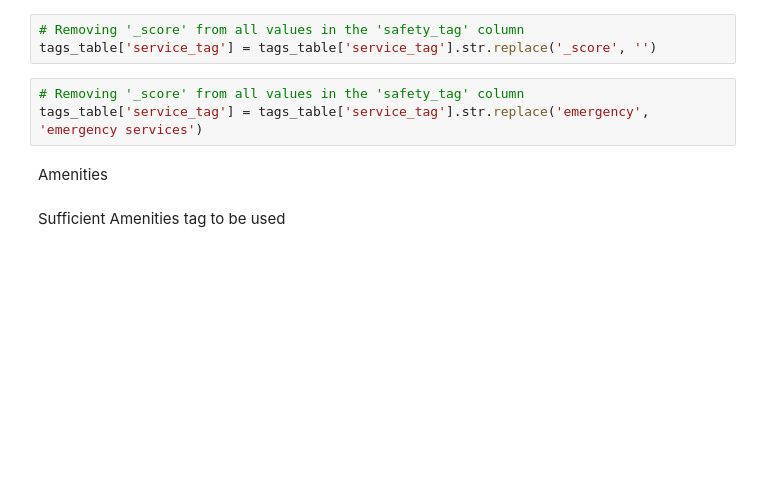
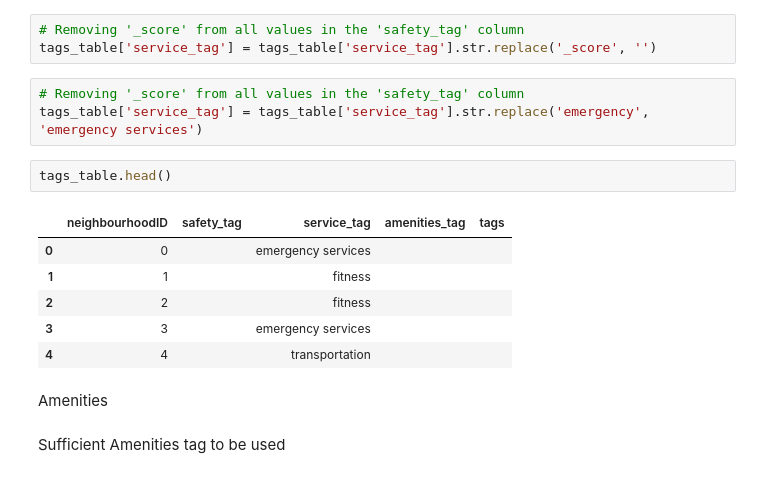
Before and after one commit to oisintheginger/mscfinalproject, a Jupyter notebook: Documents/Stephen_Workspace/Tagging System.ipynb, the cells around one changed output. Saved outputs shown, nothing was run; the diff lists cells and outputs as text; blank space fills up the shorter version.

```diff
--- a/Documents/Stephen_Workspace/Tagging System.ipynb
+++ b/Documents/Stephen_Workspace/Tagging System.ipynb
@@ -195,6 +195,15 @@ tags_table['service_tag'] = tags_table['service_tag'].str.replace('_score', '')
 # %%
 # Removing '_score' from all values in the 'safety_tag' column
 tags_table['service_tag'] = tags_table['service_tag'].str.replace('emergency', 'emergency services')
+# %%
+tags_table.head()
+# %% [output]
+|  | neighbourhoodID | safety_tag | service_tag | amenities_tag | tags |
+| 0 | 0 |  | emergency services |  |  |
+| 1 | 1 |  | fitness |  |  |
+| 2 | 2 |  | fitness |  |  |
+| 3 | 3 |  | emergency services |  |  |
+| 4 | 4 |  | transportation |  |  |
 # %% [markdown]
 Amenities
 # %% [markdown]
```
Also changed, not shown: parts of 3 cells of this notebook.
